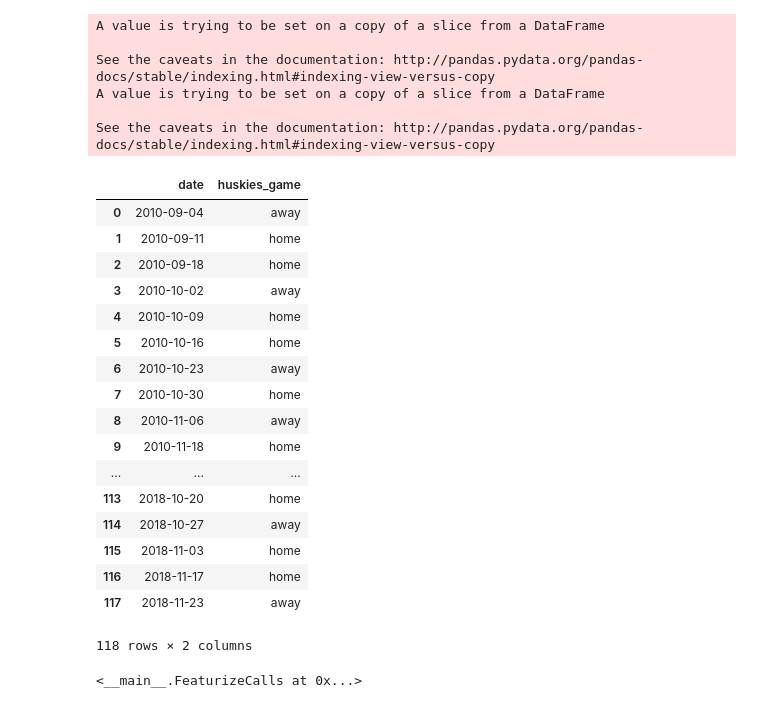
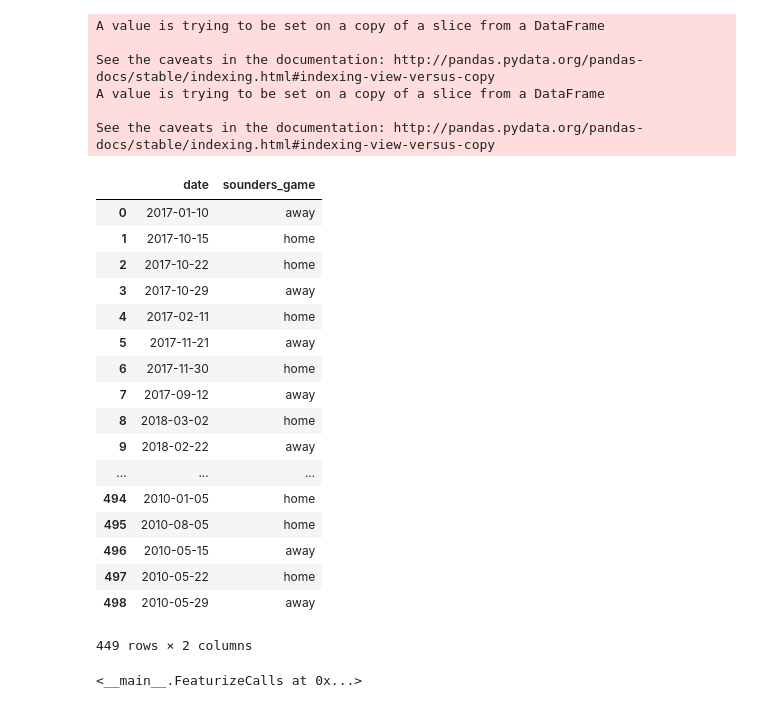
Before and after one commit to analyticallycorrect/seattle_domestic_violence, a Jupyter notebook: Notebooks/pipeline_dev.ipynb, the cells around one changed output. Drawn from its saved outputs; the diff is of its cells as text; code cells hidden in the pictures.

Commit message:
add method for Sounders FC  schedule to Retriever class

```diff
--- a/Notebooks/pipeline_dev.ipynb
+++ b/Notebooks/pipeline_dev.ipynb
@@ -90,6 +90,24 @@ class DataRetrieval():
                 df['huskies_game'][i] = 'home'
         return df[['date','huskies_game']].copy()
 
+    def get_sounders_schedule(self, filepath='../data/sounders_schedule.csv'):
+        """
+        Retrieves Sounders FC game schedule from filepath
+
+        Will write instructions for getting game data
+        """
+        df_in = pd.read_csv(filepath)
+        df = df_in.copy()
+        df['date'] = pd.to_datetime(df_in['date_dd_mm_yy']).dt.date
+
+        df['sounders_game'] = ''
+        for i in range(len(df)):
+            if df['home_team'][i].split()[0] == 'Seattle':
+                df['sounders_game'][i] = 'home'
+            else:
+                df['sounders_game'][i] = 'away'
+        return df[['date','sounders_game']].drop_duplicates()
+
 
 class FeaturizeCalls():
     """Clean incoming df to fit into model"""
@@ -274,27 +292,29 @@ See the caveats in the documentation: http://pandas.pydata.org/pandas-docs/stabl
 A value is trying to be set on a copy of a slice from a DataFrame
 
 See the caveats in the documentation: http://pandas.pydata.org/pandas-docs/stable/indexing.html#indexing-view-versus-copy
-# %%
-huskies_schedule
-# %% [output]
-|  | date | huskies_game |
-| 0 | 2010-09-04 | away |
-| 1 | 2010-09-11 | home |
-| 2 | 2010-09-18 | home |
-| 3 | 2010-10-02 | away |
-| 4 | 2010-10-09 | home |
-| 5 | 2010-10-16 | home |
-| 6 | 2010-10-23 | away |
-| 7 | 2010-10-30 | home |
-| 8 | 2010-11-06 | away |
-| 9 | 2010-11-18 | home |
-| ... | ... | ... |
-| 113 | 2018-10-20 | home |
-| 114 | 2018-10-27 | away |
-| 115 | 2018-11-03 | home |
-| 116 | 2018-11-17 | home |
-| 117 | 2018-11-23 | away |
-118 rows × 2 columns
+# %%
+sounders_schedule = retriever.get_sounders_schedule()
+# %%
+sounders_schedule
+# %% [output]
+|  | date | sounders_game |
+| 0 | 2017-01-10 | away |
+| 1 | 2017-10-15 | home |
+| 2 | 2017-10-22 | home |
+| 3 | 2017-10-29 | away |
+| 4 | 2017-02-11 | home |
+| 5 | 2017-11-21 | away |
+| 6 | 2017-11-30 | home |
+| 7 | 2017-09-12 | away |
+| 8 | 2018-03-02 | home |
+| 9 | 2018-02-22 | away |
+| ... | ... | ... |
+| 494 | 2010-01-05 | home |
+| 495 | 2010-08-05 | home |
+| 496 | 2010-05-15 | away |
+| 497 | 2010-05-22 | home |
+| 498 | 2010-05-29 | away |
+449 rows × 2 columns
 # %%
 seattle_dv_eda.ipynb
 # %%
```
